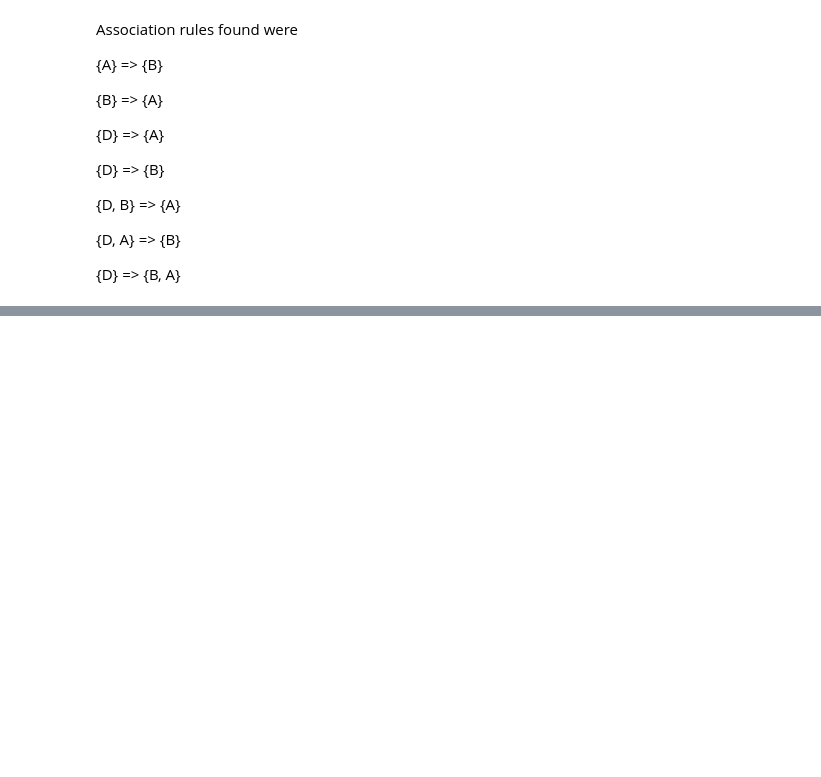
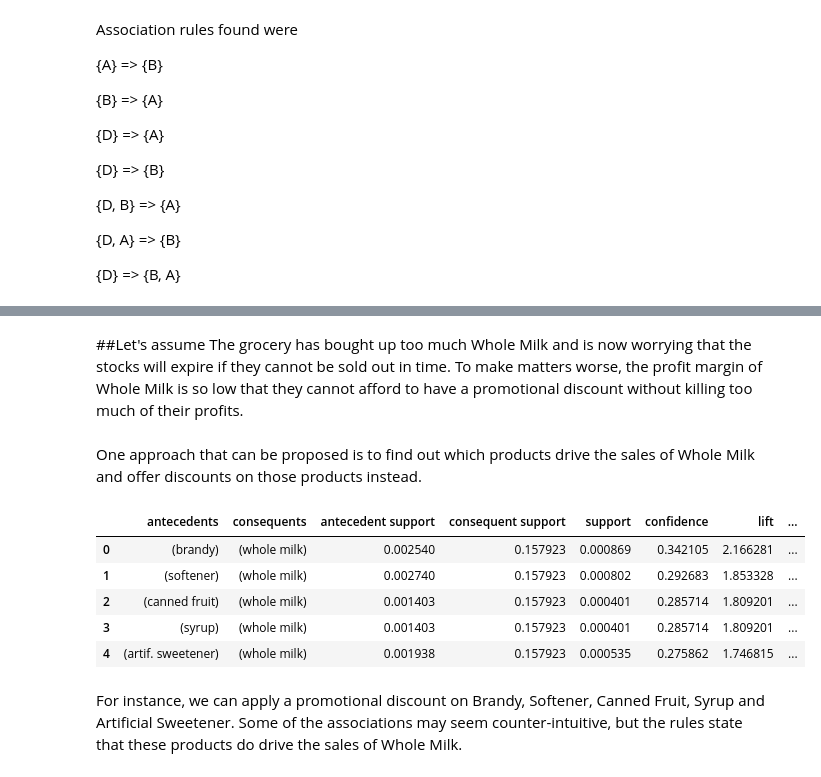
Before and after one commit to jeenalmehta/DataAnalytics, a Jupyter notebook: Experiment7_Apriori/apriori.ipynb, the cells around one changed output, grey strips where cells are left out. Drawn from its saved outputs; the diff is of its cells as text; code cells hidden in the pictures; blank space fills up the shorter version.

```diff
--- a/Experiment7_Apriori/apriori.ipynb
+++ b/Experiment7_Apriori/apriori.ipynb
@@ -70,0 +218,19 @@ Association rules found were
+# %% [markdown]
+##Let's assume
+The grocery has bought up too much Whole Milk and is now worrying that the stocks will expire if they cannot be sold out in time. To make matters worse, the profit margin of Whole Milk is so low that they cannot afford to have a promotional discount without killing too much of their profits.
+# %% [markdown]
+One approach that can be proposed is to find out which products drive the sales of Whole Milk and offer discounts on those products instead.
+# %%
+milk_rules = rules[rules['consequents'].astype(str).str.contains('whole milk')]
+milk_rules = milk_rules.sort_values(by=['lift'],ascending = [False]).reset_index(drop = True)
+
+display(milk_rules.head())
+# %% [output]
+|  | antecedents | consequents | antecedent support | consequent support | support | confidence | lift | ... |
+| 0 | (brandy) | (whole milk) | 0.002540 | 0.157923 | 0.000869 | 0.342105 | 2.166281 | ... |
+| 1 | (softener) | (whole milk) | 0.002740 | 0.157923 | 0.000802 | 0.292683 | 1.853328 | ... |
+| 2 | (canned fruit) | (whole milk) | 0.001403 | 0.157923 | 0.000401 | 0.285714 | 1.809201 | ... |
+| 3 | (syrup) | (whole milk) | 0.001403 | 0.157923 | 0.000401 | 0.285714 | 1.809201 | ... |
+| 4 | (artif. sweetener) | (whole milk) | 0.001938 | 0.157923 | 0.000535 | 0.275862 | 1.746815 | ... |
+# %% [markdown]
+For instance, we can apply a promotional discount on Brandy, Softener, Canned Fruit, Syrup and Artificial Sweetener. Some of the associations may seem counter-intuitive, but the rules state that these products do drive the sales of Whole Milk.
```
Also changed, not shown: parts of 16 cells of this notebook.
